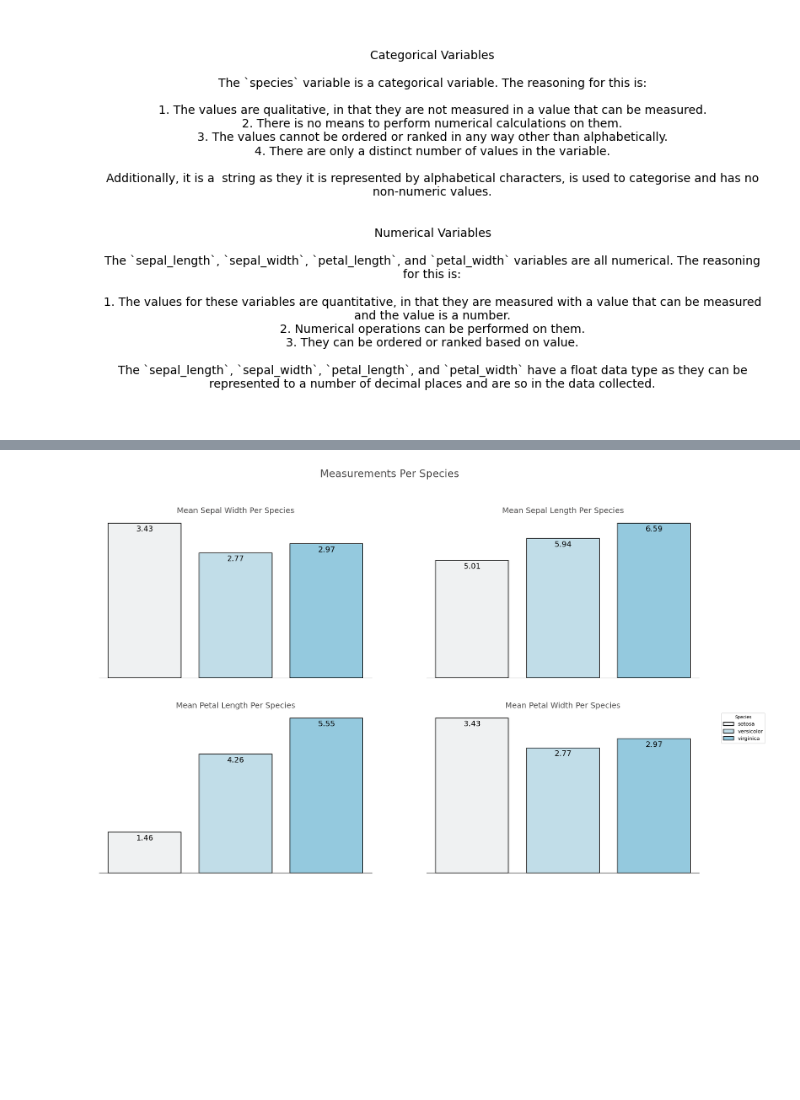
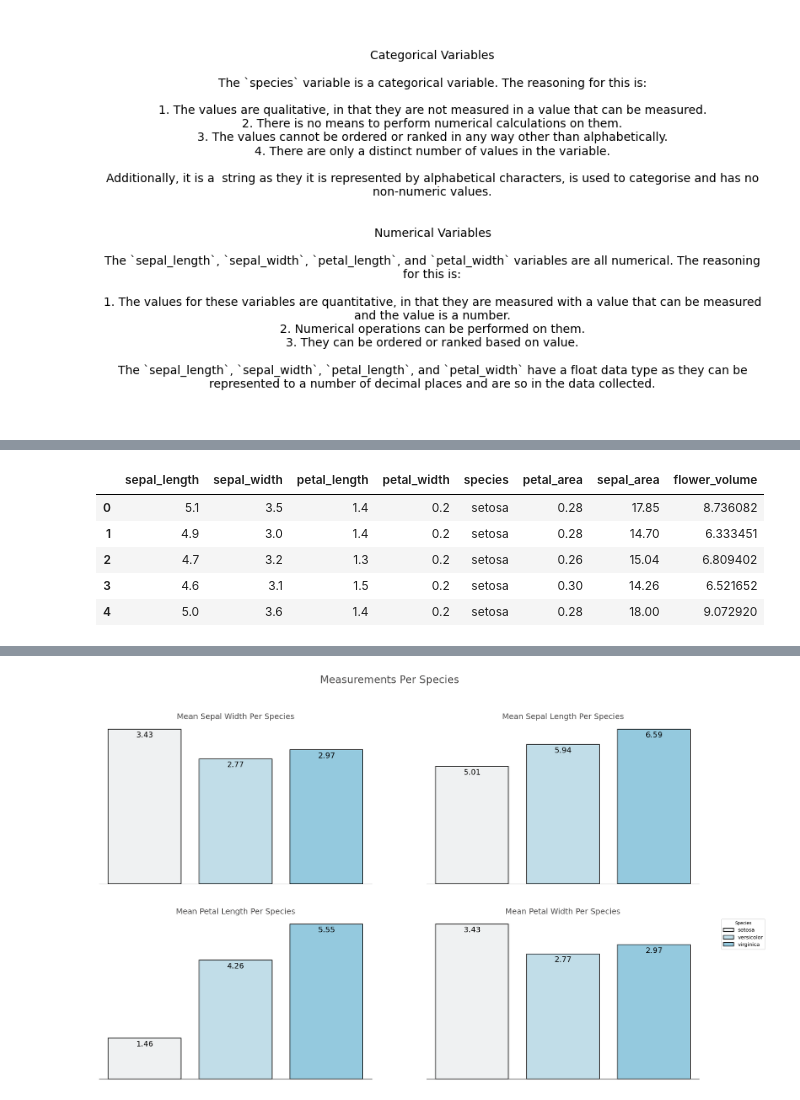
Before and after one commit to FDEgan/Iris_Project, a Jupyter notebook: Analysis.ipynb, the cells around one changed output, grey strips where cells are left out. Cells and saved outputs as stored; diff of their text form; code cells hidden in the pictures; blank space fills up the shorter version.

```diff
--- a/Analysis.ipynb
+++ b/Analysis.ipynb
@@ -288,3 +288,17 @@ plt.savefig(os.path.join(sum_path, 'variables.png',), dpi=300, bbox_inches='tigh
 plt.show()
 # %% [output]
 [figure]
+# %%
+df_eda = df.copy(deep=True)
+# %%
+df_eda['petal_area'] = df_eda['petal_length'] * df_eda['petal_width']
+df_eda['sepal_area'] = df_eda['sepal_length'] * df_eda['sepal_width']
+# %%
+# Calculate volume of the flower
+h = (df_eda['sepal_length'] + df_eda['petal_length']) / 2
+r1 = (df_eda['sepal_width'] + df_eda['petal_width']) / 4
+r2 = r1
+df_eda['flower_volume'] = (1/3) * np.pi * h * (r1**2 + r2**2 + r1 * r2)
+
+# Display the DataFrame
+print(df_eda.head())
@@ -290,0 +312,9 @@ plt.show()
+# %%
+df_eda.head()
+# %% [output]
+|  | sepal_length | sepal_width | petal_length | petal_width | species | petal_area | sepal_area | flower_volume |
+| 0 | 5.1 | 3.5 | 1.4 | 0.2 | setosa | 0.28 | 17.85 | 8.736082 |
+| 1 | 4.9 | 3.0 | 1.4 | 0.2 | setosa | 0.28 | 14.70 | 6.333451 |
+| 2 | 4.7 | 3.2 | 1.3 | 0.2 | setosa | 0.26 | 15.04 | 6.809402 |
+| 3 | 4.6 | 3.1 | 1.5 | 0.2 | setosa | 0.30 | 14.26 | 6.521652 |
+| 4 | 5.0 | 3.6 | 1.4 | 0.2 | setosa | 0.28 | 18.00 | 9.072920 |
```
Also changed, not shown: parts of 8 cells of this notebook, 7 other files.
